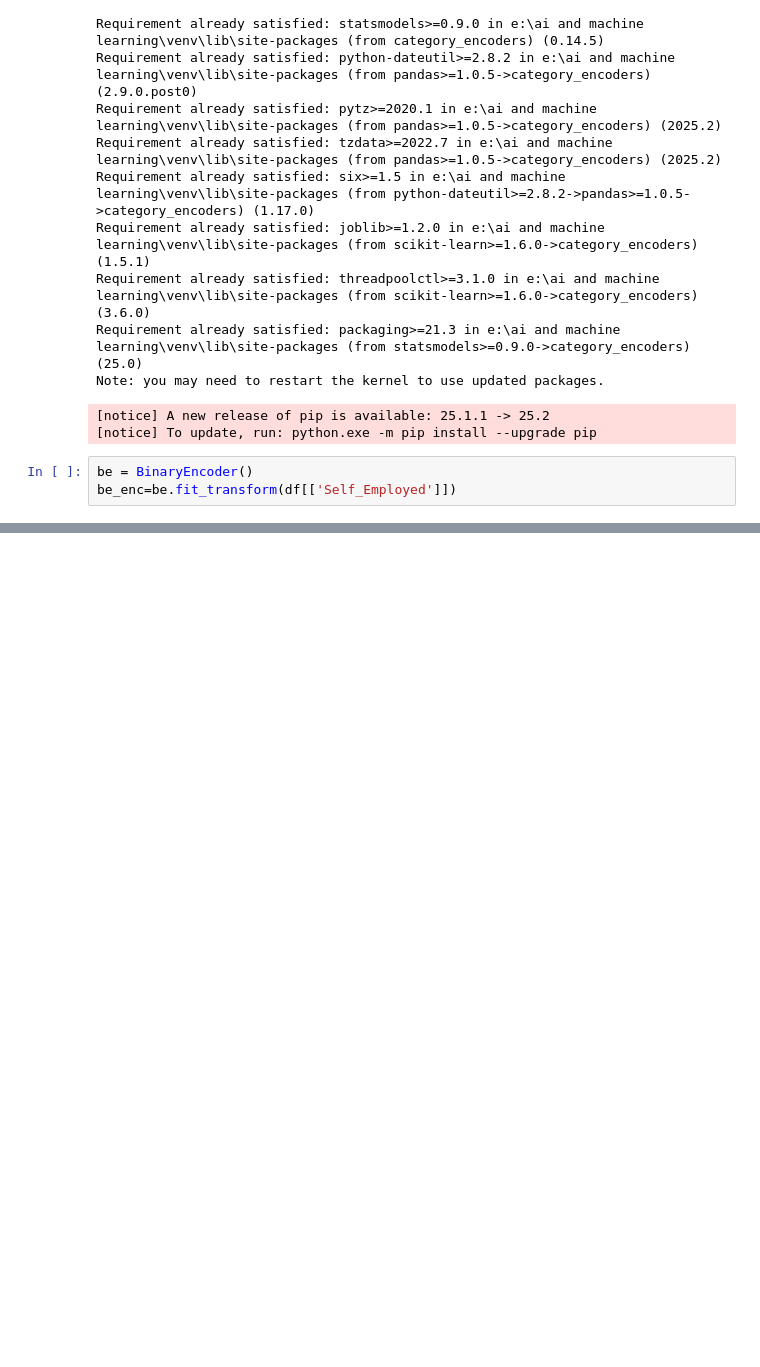
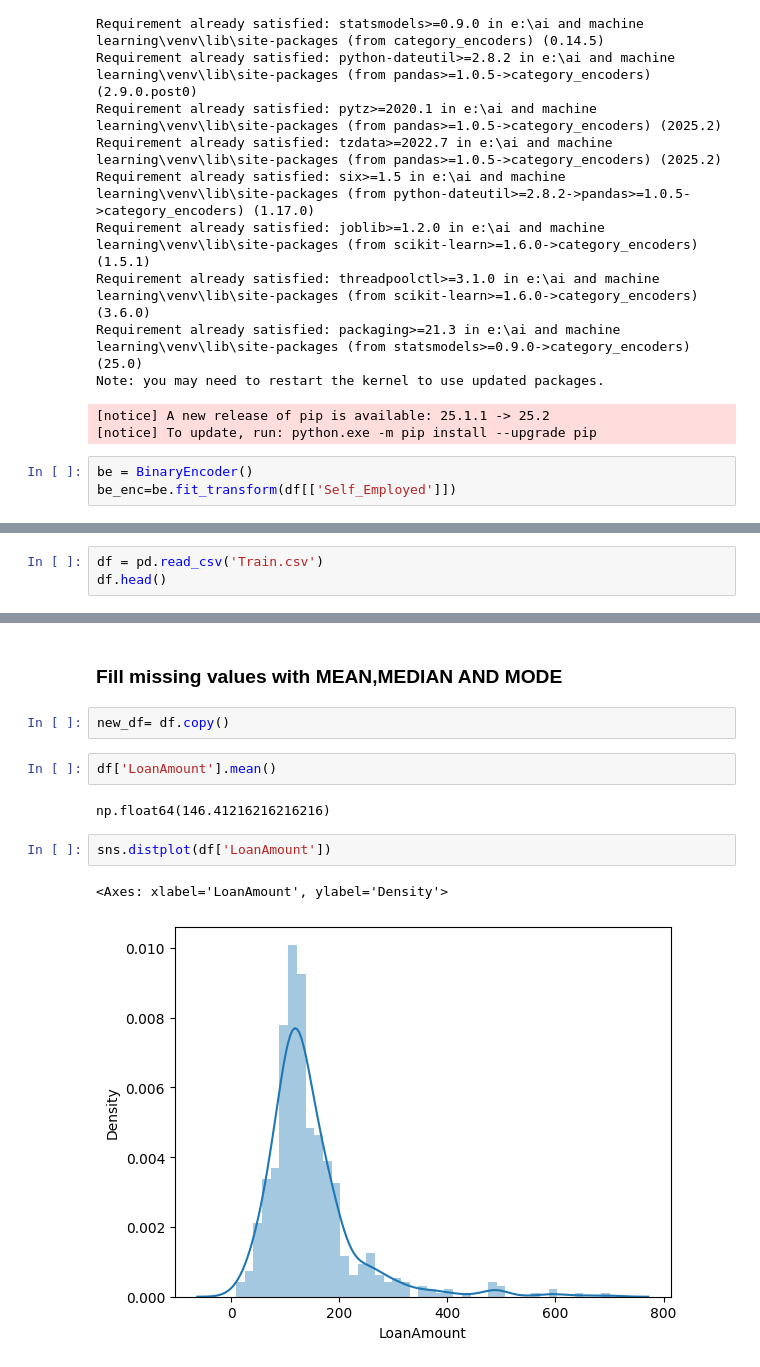
Before and after one commit to ShamsaAwaan/AI-and-Machine-Learning, a Jupyter notebook: data_normalization.ipynb, the cells around one changed output, grey strips where cells are left out. Drawn from its saved outputs; the diff is of its cells as text; blank space fills up the shorter version.

```diff
--- a/data_normalization.ipynb
+++ b/data_normalization.ipynb
@@ -498,0 +501,3 @@ enc_df.sample(frac=1).head(10)
+# %%
+df = pd.read_csv('Train.csv')
+df.head()
@@ -498,0 +601,13 @@ enc_df.sample(frac=1).head(10)
+# %% [markdown]
+### Fill missing values with MEAN,MEDIAN AND MODE
+# %%
+new_df= df.copy()
+# %%
+df['LoanAmount'].mean()
+# %% [output]
+np.float64(146.41216216216216)
+# %%
+sns.distplot(df['LoanAmount'])
+# %% [output]
+<Axes: xlabel='LoanAmount', ylabel='Density'>
+[figure, added]
```
Also changed, not shown: parts of 55 cells of this notebook.
